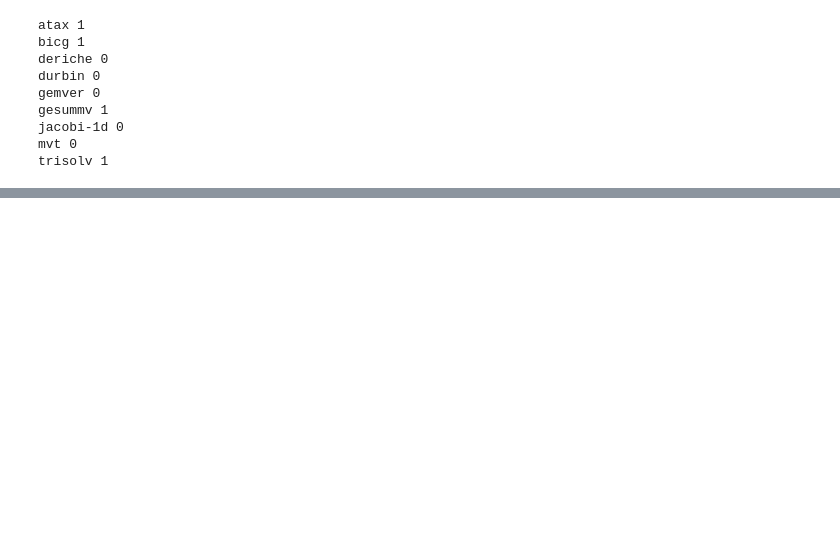
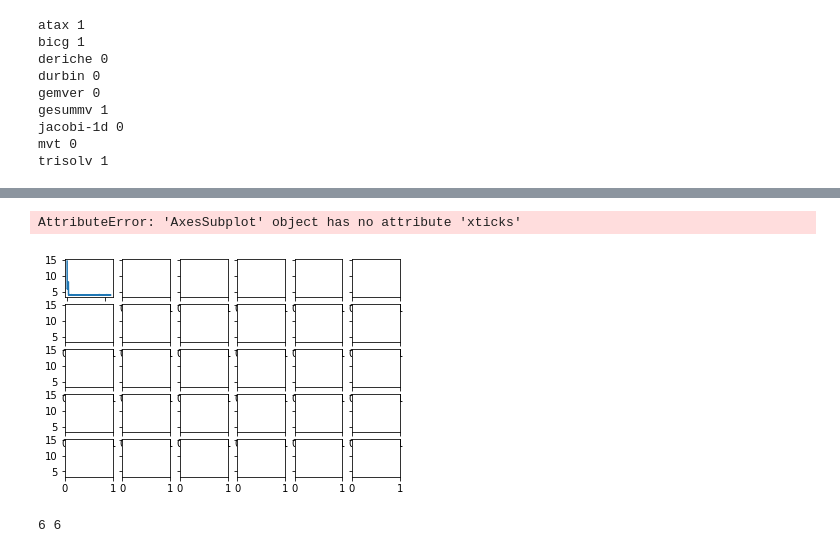
Before and after one commit to plavin/multifidelity, a Jupyter notebook: ParrotDataBig.ipynb, the cells around one changed output, grey strips where cells are left out. Saved outputs shown, nothing was run; the diff lists cells and outputs as text; code cells hidden in the pictures; blank space fills up the shorter version.

```diff
--- a/ParrotDataBig.ipynb
+++ b/ParrotDataBig.ipynb
@@ -208,3 +206,26 @@ gesummv 1
 jacobi-1d 0
 mvt 0
 trisolv 1
+# %%
+class Mapper:
+    def __init__(self, size):
+        self.size = size
+        self.smallest_sq = int(np.ceil(np.sqrt(self.size)))
+
+        # There will never be a non-full first row
+        self.ncols = self.smallest_sq
+
+        # If the last row would be completely empty, reduce this number
+        # Only need enough rows to fit up to size elements
+        self.nrows = int(np.ceil(self.size / self.ncols))
+
+        self.fig, self.ax = plt.subplots(nrows = self.nrows, ncols=self.ncols, sharey=True)
+
+    def get_remainder(self):
+        # Any spots that wouldn't be full go here
+        return [self[i] for i in range(self.size, size.nrows*self.ncols)]
+
+    def __getitem__(self, idx):
+        if idx >= self.size:
+            raise IndexError(f'Requested index ({idx}) outside configured range (0-{self.size-1}).')
+        return self.ax[(idx//self.smallest_sq, idx % self.smallest_sq)]
@@ -210,0 +238,12 @@ trisolv 1
+# %%
+%%time
+mapper = Mapper(len(TRACES))
+fig = mapper.fig
+#fig, axs = plt.subplots(nrows=remap.smallest_sq, ncols = remap.smallest_sq, sharey=True)
+
+for i, t in enumerate(TRACES):
+    pl_latency_over_time(mapper[i], t, 100000)
+fig.set_size_inches((2*remap.smallest_sq, 2*remap.smallest_sq))
+# %% [output]
+AttributeError: 'AxesSubplot' object has no attribute 'xticks'
+[figure, added]
@@ -210,0 +252,4 @@ trisolv 1
+# %%
+print(re.ncols, re.nrows)
+# %% [output]
+6 6
```
Also changed, not shown: parts of 11 cells of this notebook.
